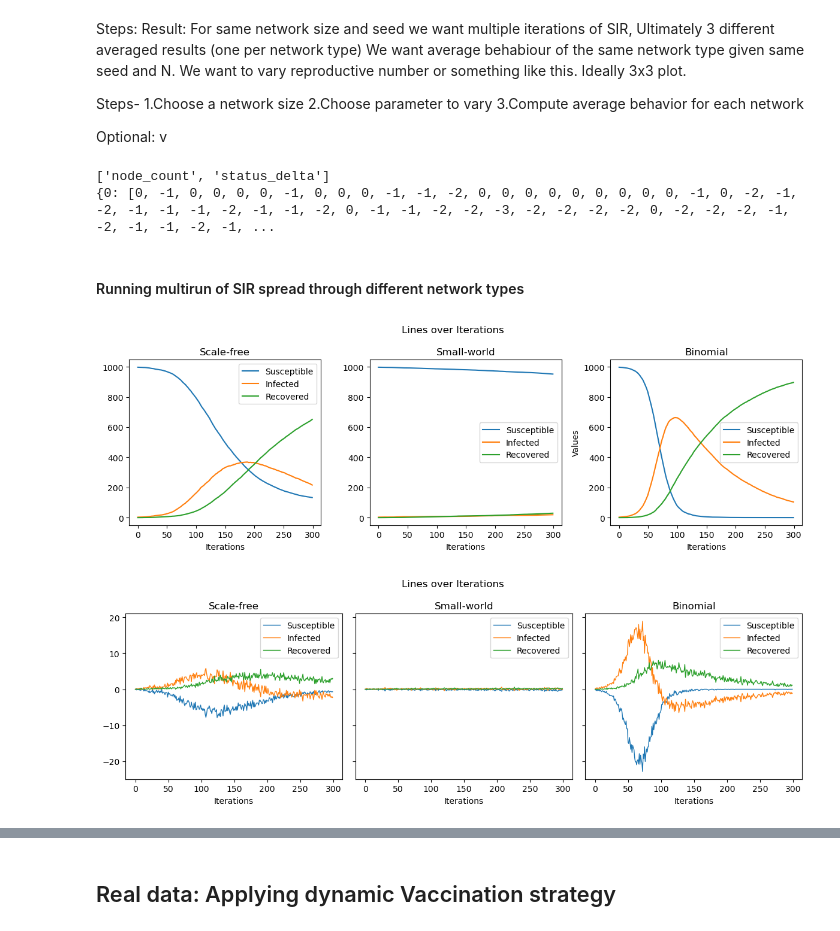
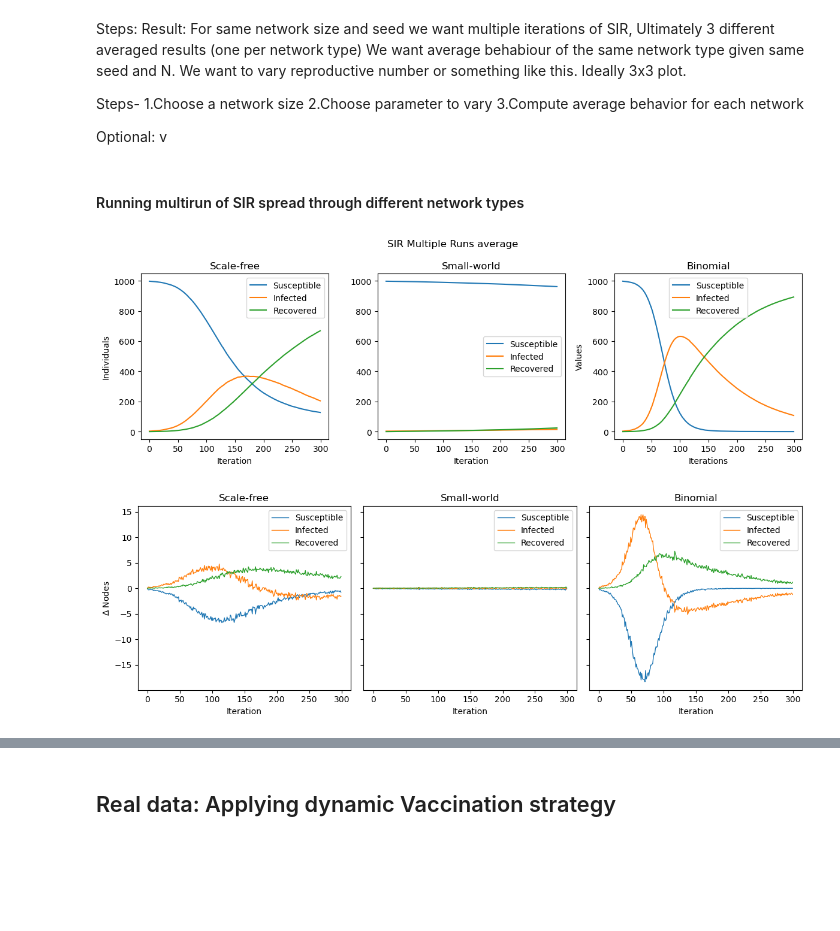
Before and after one commit to AleksSliw/Stochastic-and-spatial-models, a Jupyter notebook: Assigment II.ipynb, the cells around one changed output, grey strips where cells are left out. Drawn from its saved outputs; the diff is of its cells as text; code cells hidden in the pictures; blank space fills up the shorter version.

```diff
--- a/Assigment II.ipynb
+++ b/Assigment II.ipynb
@@ -546,4 +540,4 @@ def simple_sir(graph, beta, gamma, perc_infected,infected_nodes=None,iterations
 beta = 0.001
 gamma =0.01
 percentage_infected = 0.01
-nruns = 200
+nruns = 300
@@ -619,5 +575,5 @@ viz.plot()
 # %%
-graph = binom_g[1]
+graph = binom_g[-1]
 model, iterations = simple_sir(graph, beta, gamma, percentage_infected ,iterations = nruns)
 trends = model.build_trends(iterations)
 viz = DiffusionTrend(model, trends)
@@ -748,13 +767,6 @@ Steps-
 
 Optional:
 v
-# %%
-print([k for k in trends_ex[0]['trends']])
-# print(trends_ex[0]['trends']['node_count'])
-print(trends_ex[0]['trends']['status_delta'])
-# %% [output]
-['node_count', 'status_delta']
-{0: [0, -1, 0, 0, 0, 0, -1, 0, 0, 0, -1, -1, -2, 0, 0, 0, 0, 0, 0, 0, 0, 0, -1, 0, -2, -1, -2, -1, -1, -1, -2, -1, -1, -2, 0, -1, -1, -2, -2, -3, -2, -2, -2, -2, 0, -2, -2, -2, -1, -2, -1, -1, -2, -1, ...
 # %%
 def trends_extractor(trends):
     '''Retrieves SIR populations from model trends'''
@@ -773,7 +785,7 @@ def multiple_run_SIR(graph, beta, gamma, perc_infected= None,infected_nodes=None
     dS_lst = []
     dI_lst= []
     dR_lst = []
-    for repetitions in range(10):
+    for repetitions in range(50):
         model, iterations = simple_sir(graph, beta, gamma, perc_infected= perc_infected, infected_nodes=infected_nodes,iterations = nruns)
         trends = model.build_trends(iterations)
         S, I, R, dS, dI, dR = trends_extractor(trends)
@@ -790,8 +802,8 @@ def multiple_run_SIR(graph, beta, gamma, perc_infected= None,infected_nodes=None
     dI_avg = np.mean(np.array(dI_lst), axis=0)
     dR_avg = np.mean(np.array(dR_lst), axis=0)
     return [S_avg, I_avg, R_avg, dS_avg, dI_avg, dR_avg]
-# %% [markdown]
-#### Running multirun of SIR spread through different network types
+# %% [markdown]
+#### Running multirun of SIR spread through different network types
 # %%
 beta = 0.001
 gamma =0.01
@@ -815,7 +827,7 @@ S3, I3 , R3, dS3, dI3, dR3 = multiple_run_SIR(binom_g[-1], beta, gamma, perc_inf
 # plt.plot()
 # %%
 # Creating subplots
-fig, (ax1, ax2, ax3) = plt.subplots(1, 3, sharex=True, figsize=(12, 4))
+fig, (ax1, ax2, ax3) = plt.subplots(1, 3, sharex=True,figsize=(12, 4))
 
 
 # Plotting three lines in each subplot with different labels
@@ -823,26 +835,27 @@ ax1.plot(S1, label='Susceptible')
 ax1.plot(I1, label='Infected')
 ax1.plot(R1, label='Recovered')
 ax1.set_title('Scale-free')
-ax1.set_xlabel('Iterations')
+ax1.set_xlabel('Iteration')
+ax1.set_ylabel('Individuals')
 ax1.legend()
 
 ax2.plot(S2, label='Susceptible')
 ax2.plot(I2, label='Infected')
 ax2.plot(R2, label='Recovered')
 ax2.set_title('Small-world')
-ax2.set_xlabel('Iterations')
+ax2.set_xlabel('Iteration')
 ax2.legend()
 
 ax3.plot(S3, label='Susceptible')
 ax3.plot(I3, label='Infected')
 ax3.plot(R3, label='Recovered')
 ax3.set_title('Binomial')
-ax3.set_xlabel('Iterations')
+ax3.set_xlabel('Iteration')
 ax3.legend()
 
 
 # Adding overall titles and labels
-fig.suptitle('Lines over Iterations')
+fig.suptitle('SIR Multiple Runs average')
 plt.xlabel('Iterations')
 plt.ylabel('Values')
 
@@ -852,7 +865,7 @@ plt.tight_layout()
 # Show the plot
 plt.show()
 # %% [output]
-[figure, old version]
+[figure, new version]
 # %%
 # Creating subplots
 fig, (ax1, ax2, ax3) = plt.subplots(1, 3, sharex=True, sharey=True, figsize=(12, 4))
@@ -863,35 +876,36 @@ ax1.plot(dS1, label='Susceptible', alpha=1, linewidth=1)
 ax1.plot(dI1, label='Infected',  alpha=1, linewidth=1)
 ax1.plot(dR1, label='Recovered',  alpha=1, linewidth=1)
 ax1.set_title('Scale-free')
-ax1.set_xlabel('Iterations')
+ax1.set_xlabel('Iteration')
+ax1.set_ylabel(r'$\Delta$ Nodes')
 ax1.legend()
 
 ax2.plot(dS2, label='Susceptible',linewidth=1)
 ax2.plot(dI2, label='Infected',linewidth=1)
 ax2.plot(dR2, label='Recovered',linewidth=1)
 ax2.set_title('Small-world')
-ax2.set_xlabel('Iterations')
+ax2.set_xlabel('Iteration')
 ax2.legend()
 
 ax3.plot(dS3, label='Susceptible',linewidth=1)
 ax3.plot(dI3, label='Infected',linewidth=1)
 ax3.plot(dR3, label='Recovered',linewidth=1)
 ax3.set_title('Binomial')
-ax3.set_xlabel('Iterations')
+ax3.set_xlabel('Iteration')
 ax3.legend()
 
 
 # Adding overall titles and labels
-fig.suptitle('Lines over Iterations')
+# fig.suptitle('Lines over Iterations')
 # plt.xlabel('Iterations')
 # plt.ylabel('Values')
 
 # Adjusting layout
 plt.tight_layout()
 # Adjusting the linewidth for all lines in the figure
 fig.set_linewidth(5)
 
 # Show the plot
 plt.show()
 # %% [output]
-[figure, old version]
+[figure, new version]
```
Also changed, not shown: parts of 45 cells of this notebook.
